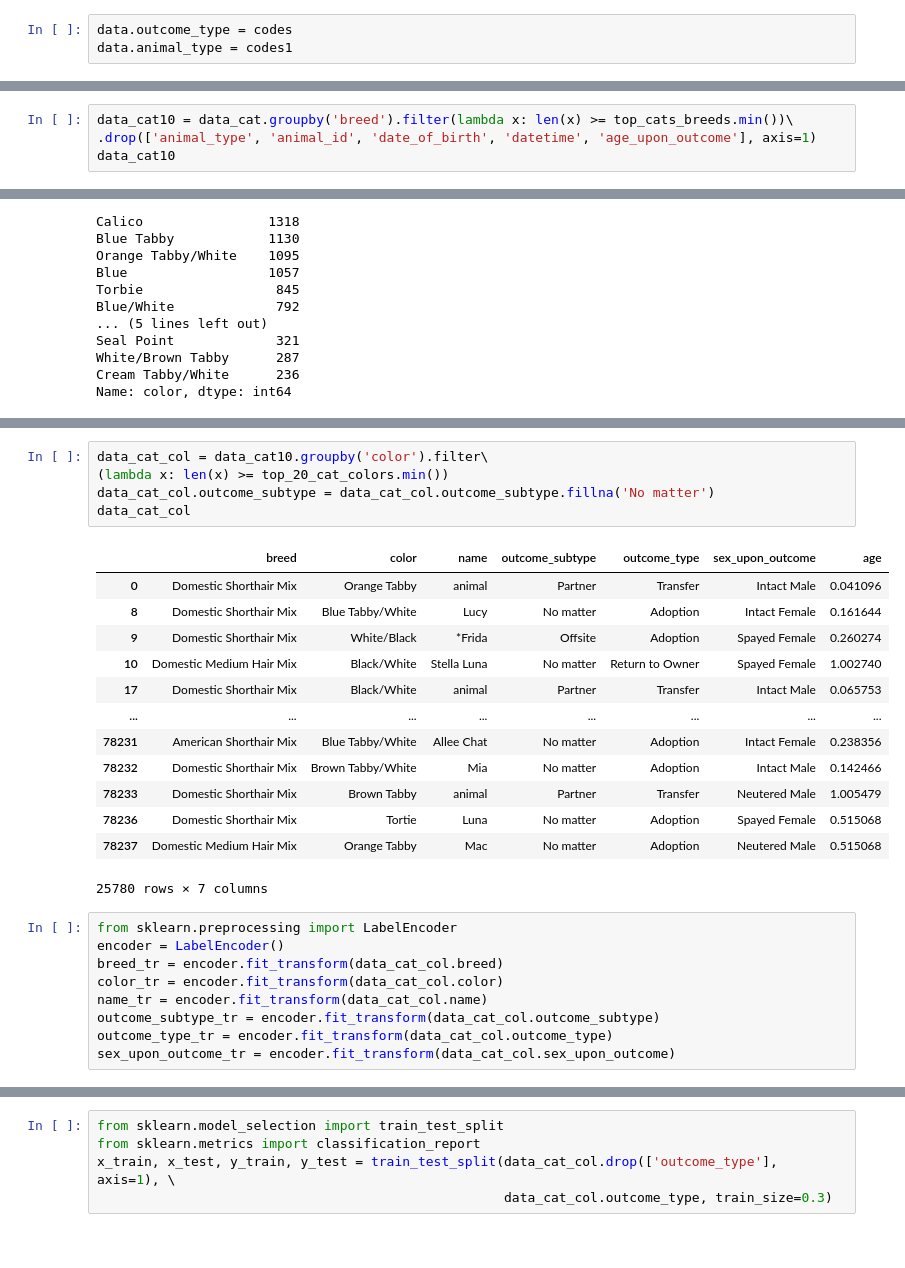
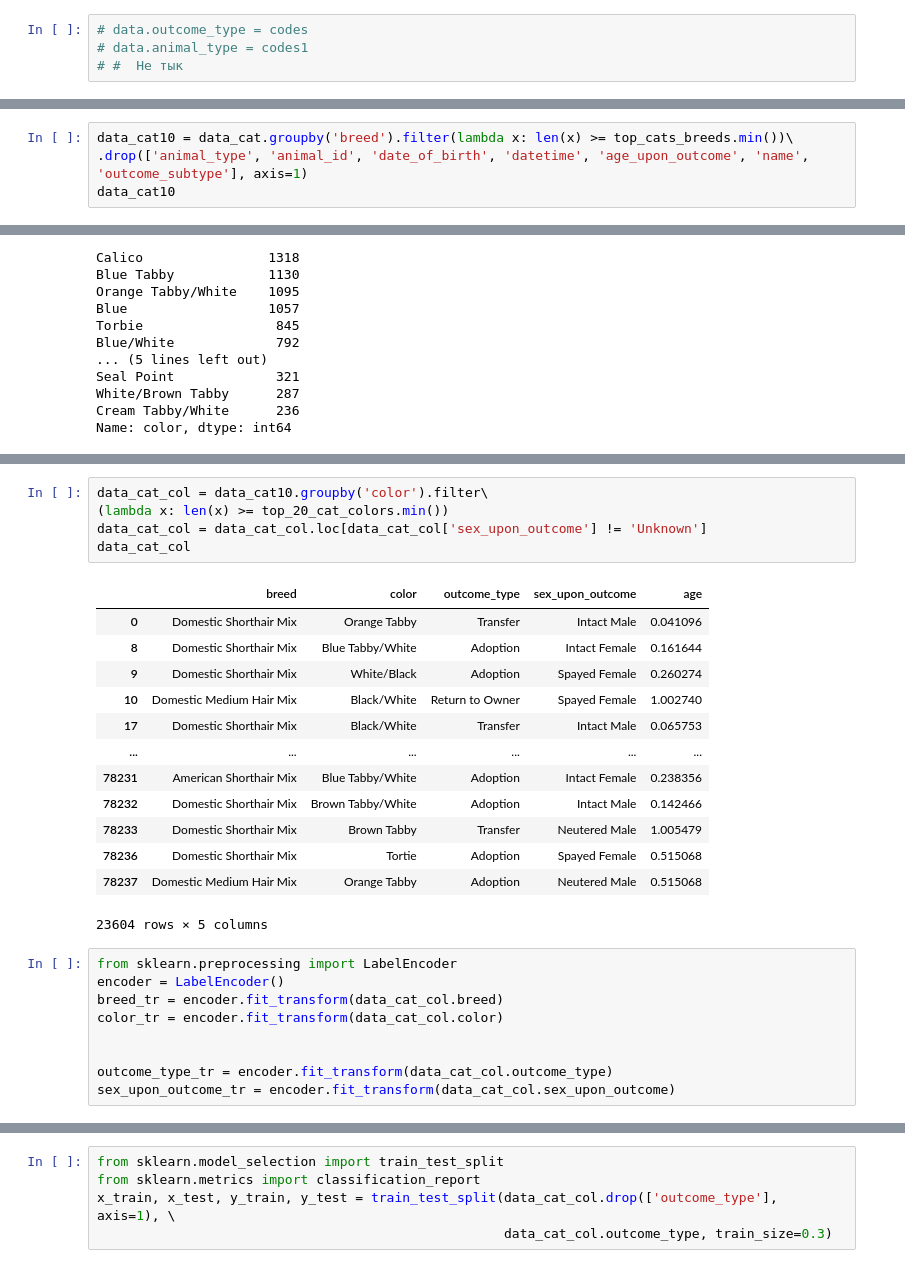
Before and after one commit to andreiklychev1/study, a Jupyter notebook: Feature Engineering/3. Feature Selection/feature selection.ipynb, the cells around one changed output, grey strips where cells are left out. Cells and saved outputs as stored; diff of their text form.

```diff
--- a/Feature Engineering/3. Feature Selection/feature selection.ipynb
+++ b/Feature Engineering/3. Feature Selection/feature selection.ipynb
@@ -111,3 +105,4 @@ names1 = np.array(uniques1)
 # %%
-data.outcome_type = codes
-data.animal_type = codes1
+# data.outcome_type = codes
+# data.animal_type = codes1
+# #  Не тык
@@ -213,6 +202,6 @@ Manx Mix                       79
 Name: breed, dtype: int64
 # %%
 data_cat10 = data_cat.groupby('breed').filter(lambda x: len(x) >= top_cats_breeds.min())\
-.drop(['animal_type', 'animal_id', 'date_of_birth', 'datetime', 'age_upon_outcome'], axis=1)
+.drop(['animal_type', 'animal_id', 'date_of_birth', 'datetime', 'age_upon_outcome', 'name', 'outcome_subtype'], axis=1)
 data_cat10
 # %% [output]
@@ -259,29 +248,29 @@ plt.show()
 # %%
 data_cat_col = data_cat10.groupby('color').filter\
 (lambda x: len(x) >= top_20_cat_colors.min())
-data_cat_col.outcome_subtype = data_cat_col.outcome_subtype.fillna('No matter')
+data_cat_col = data_cat_col.loc[data_cat_col['sex_upon_outcome'] != 'Unknown']
 data_cat_col
 # %% [output]
-|  | breed | color | name | outcome_subtype | outcome_type | sex_upon_outcome | age |
-| 0 | Domestic Shorthair Mix | Orange Tabby | animal | Partner | Transfer | Intact Male | 0.041096 |
-| 8 | Domestic Shorthair Mix | Blue Tabby/White | Lucy | No matter | Adoption | Intact Female | 0.161644 |
-| 9 | Domestic Shorthair Mix | White/Black | *Frida | Offsite | Adoption | Spayed Female | 0.260274 |
-| 10 | Domestic Medium Hair Mix | Black/White | Stella Luna | No matter | Return to Owner | Spayed Female | 1.002740 |
-| 17 | Domestic Shorthair Mix | Black/White | animal | Partner | Transfer | Intact Male | 0.065753 |
-| ... | ... | ... | ... | ... | ... | ... | ... |
-| 78231 | American Shorthair Mix | Blue Tabby/White | Allee Chat | No matter | Adoption | Intact Female | 0.238356 |
-| 78232 | Domestic Shorthair Mix | Brown Tabby/White | Mia | No matter | Adoption | Intact Male | 0.142466 |
-| 78233 | Domestic Shorthair Mix | Brown Tabby | animal | Partner | Transfer | Neutered Male | 1.005479 |
-| 78236 | Domestic Shorthair Mix | Tortie | Luna | No matter | Adoption | Spayed Female | 0.515068 |
-| 78237 | Domestic Medium Hair Mix | Orange Tabby | Mac | No matter | Adoption | Neutered Male | 0.515068 |
+|  | breed | color | outcome_type | sex_upon_outcome | age |
+| 0 | Domestic Shorthair Mix | Orange Tabby | Transfer | Intact Male | 0.041096 |
+| 8 | Domestic Shorthair Mix | Blue Tabby/White | Adoption | Intact Female | 0.161644 |
+| 9 | Domestic Shorthair Mix | White/Black | Adoption | Spayed Female | 0.260274 |
+| 10 | Domestic Medium Hair Mix | Black/White | Return to Owner | Spayed Female | 1.002740 |
+| 17 | Domestic Shorthair Mix | Black/White | Transfer | Intact Male | 0.065753 |
+| ... | ... | ... | ... | ... | ... |
+| 78231 | American Shorthair Mix | Blue Tabby/White | Adoption | Intact Female | 0.238356 |
+| 78232 | Domestic Shorthair Mix | Brown Tabby/White | Adoption | Intact Male | 0.142466 |
+| 78233 | Domestic Shorthair Mix | Brown Tabby | Transfer | Neutered Male | 1.005479 |
+| 78236 | Domestic Shorthair Mix | Tortie | Adoption | Spayed Female | 0.515068 |
+| 78237 | Domestic Medium Hair Mix | Orange Tabby | Adoption | Neutered Male | 0.515068 |
-25780 rows × 7 columns
+23604 rows × 5 columns
 # %%
 from sklearn.preprocessing import LabelEncoder
 encoder = LabelEncoder()
 breed_tr = encoder.fit_transform(data_cat_col.breed)
 color_tr = encoder.fit_transform(data_cat_col.color)
-name_tr = encoder.fit_transform(data_cat_col.name)
-outcome_subtype_tr = encoder.fit_transform(data_cat_col.outcome_subtype)
+
+
 outcome_type_tr = encoder.fit_transform(data_cat_col.outcome_type)
 sex_upon_outcome_tr = encoder.fit_transform(data_cat_col.sex_upon_outcome)
 # %%
```
Also changed, not shown: parts of 25 cells of this notebook.
